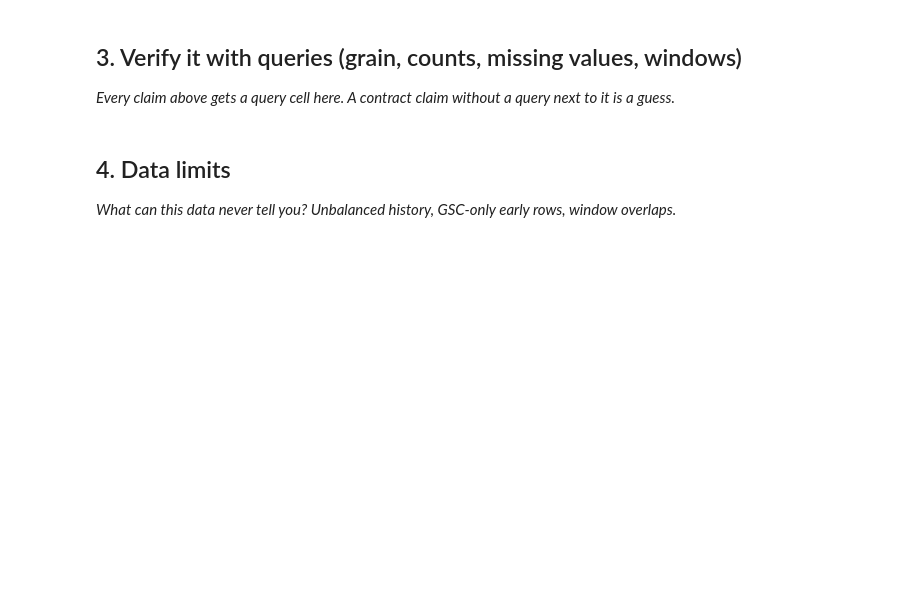
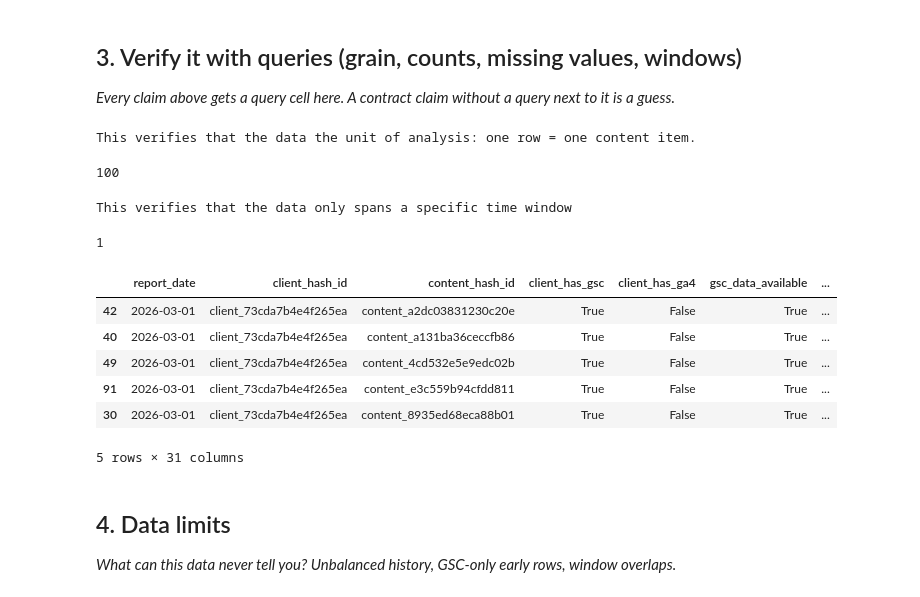
Before and after one commit to BilaalBakare/Flyrank-internship, a Jupyter notebook: work/notebooks/w03_data_contract.ipynb, the cells around one changed output. Drawn from its saved outputs; the diff is of its cells as text; code cells hidden in the pictures; blank space fills up the shorter version.

```diff
--- a/work/notebooks/w03_data_contract.ipynb
+++ b/work/notebooks/w03_data_contract.ipynb
@@ -96,6 +96,29 @@ Excluded: all GA4 and AI-referral columns (ga4_*, sessions_*, ai_*, scroll_event
 # %%
 # This cell is for CODE (numbers, a query, a check).
 # Write your text answer in the cell ABOVE this one — typing sentences here breaks Run All.
+
+print('This verifies that the data the unit of analysis: one row = one content item.')
+df['content_hash_id'].nunique()
+# %% [output]
+This verifies that the data the unit of analysis: one row = one content item.
+100
+# %%
+print('This verifies that the data only spans a specific time window')
+
+df['report_date'].nunique()
+# %% [output]
+This verifies that the data only spans a specific time window
+1
+# %%
+df.sample(5)
+# %% [output]
+|  | report_date | client_hash_id | content_hash_id | client_has_gsc | client_has_ga4 | gsc_data_available | ... |
+| 42 | 2026-03-01 | client_73cda7b4e4f265ea | content_a2dc03831230c20e | True | False | True | ... |
+| 40 | 2026-03-01 | client_73cda7b4e4f265ea | content_a131ba36ceccfb86 | True | False | True | ... |
+| 49 | 2026-03-01 | client_73cda7b4e4f265ea | content_4cd532e5e9edc02b | True | False | True | ... |
+| 91 | 2026-03-01 | client_73cda7b4e4f265ea | content_e3c559b94cfdd811 | True | False | True | ... |
+| 30 | 2026-03-01 | client_73cda7b4e4f265ea | content_8935ed68eca88b01 | True | False | True | ... |
+5 rows × 31 columns
 # %% [markdown]
 ## 4. Data limits
 
```
Also changed, not shown: parts of 1 cell of this notebook.
